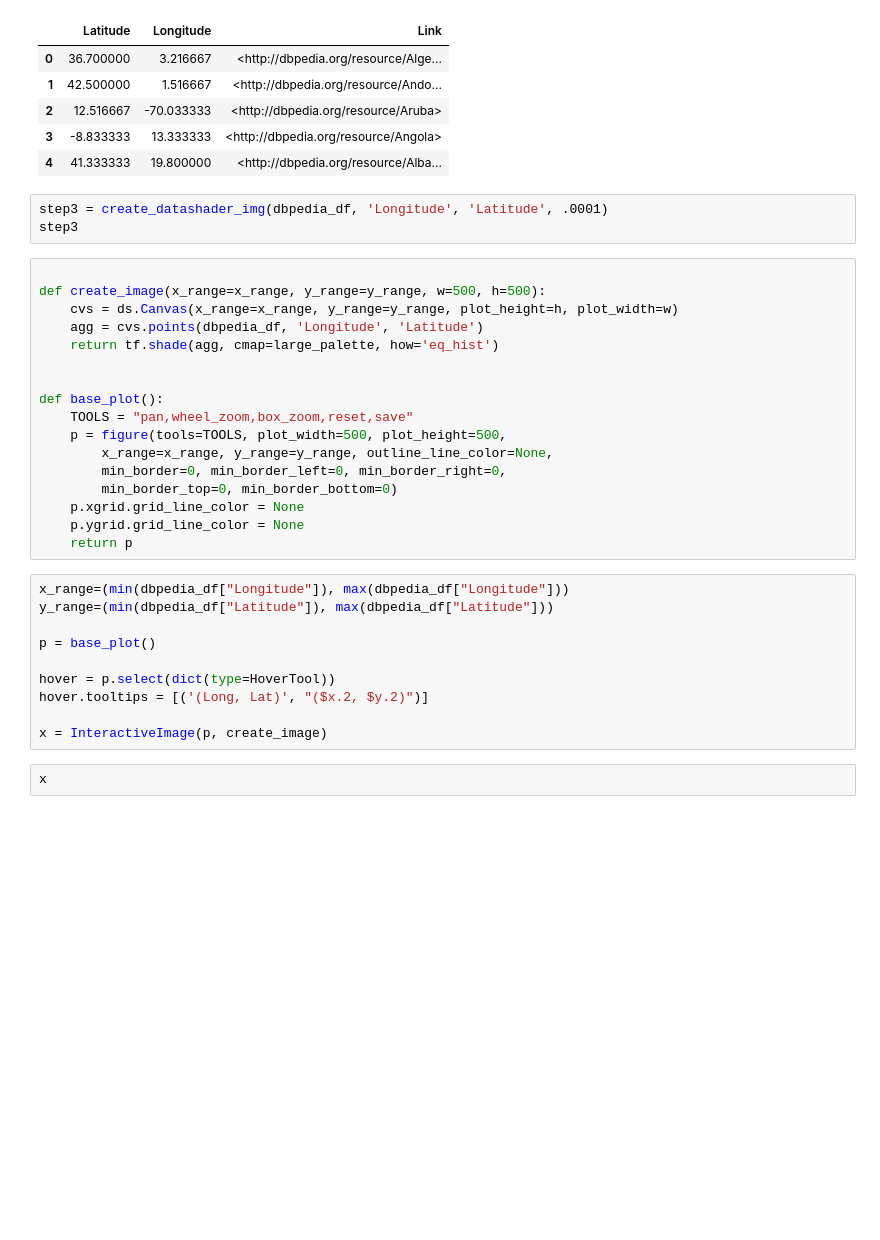
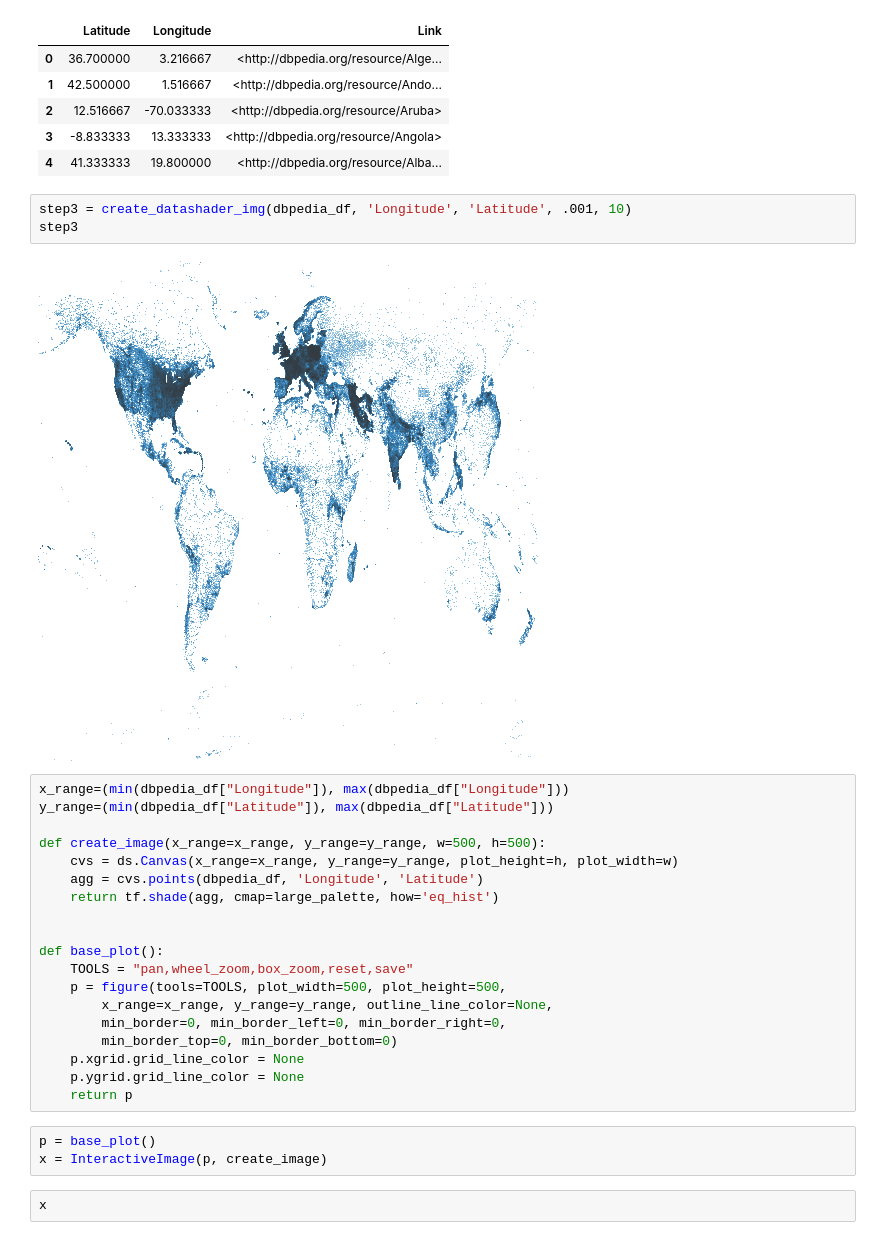
Before and after one commit to Ben-Epstein/geolocation, a Jupyter notebook: spark/milestone2/step2/step2.ipynb, the cells around one changed output. Drawn from its saved outputs; the diff is of its cells as text; blank space fills up the shorter version.

```diff
--- a/spark/milestone2/step2/step2.ipynb
+++ b/spark/milestone2/step2/step2.ipynb
@@ -81,9 +77,13 @@ dbpedia_df.head()
 | 3 | -8.833333 | 13.333333 | <http://dbpedia.org/resource/Angola> |
 | 4 | 41.333333 | 19.800000 | <http://dbpedia.org/resource/Alba... |
 # %%
-step3 = create_datashader_img(dbpedia_df, 'Longitude', 'Latitude', .0001)
+step3 = create_datashader_img(dbpedia_df, 'Longitude', 'Latitude', .001, 10)
 step3
+# %% [output]
+[figure, added]
 # %%
+x_range=(min(dbpedia_df["Longitude"]), max(dbpedia_df["Longitude"]))
+y_range=(min(dbpedia_df["Latitude"]), max(dbpedia_df["Latitude"]))
 
 def create_image(x_range=x_range, y_range=y_range, w=500, h=500):
     cvs = ds.Canvas(x_range=x_range, y_range=y_range, plot_height=h, plot_width=w)
@@ -100,16 +100,9 @@ def base_plot():
     p.xgrid.grid_line_color = None
     p.ygrid.grid_line_color = None
     return p
-# %%
-x_range=(min(dbpedia_df["Longitude"]), max(dbpedia_df["Longitude"]))
-y_range=(min(dbpedia_df["Latitude"]), max(dbpedia_df["Latitude"]))
-
-p = base_plot()
-
-hover = p.select(dict(type=HoverTool))
-hover.tooltips = [('(Long, Lat)', "($x.2, $y.2)")]
-
-x = InteractiveImage(p, create_image)
+# %%
+p = base_plot()
+x = InteractiveImage(p, create_image)
 # %%
 x
 # %% [output]
```
Also changed, not shown: parts of 9 cells of this notebook, 1 other file.
